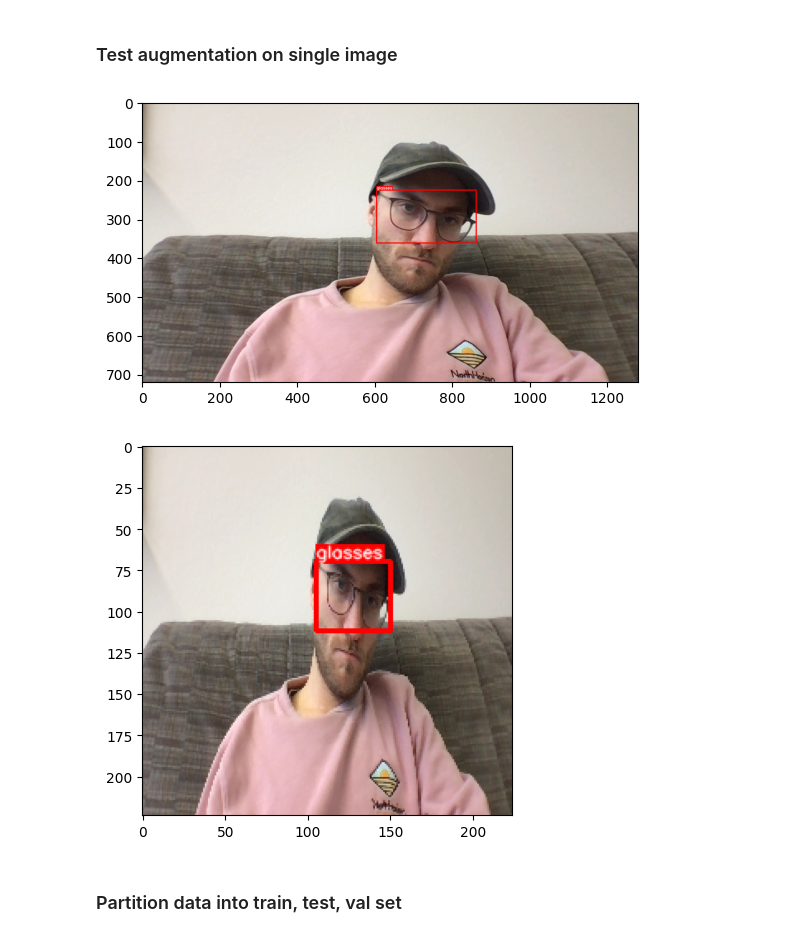
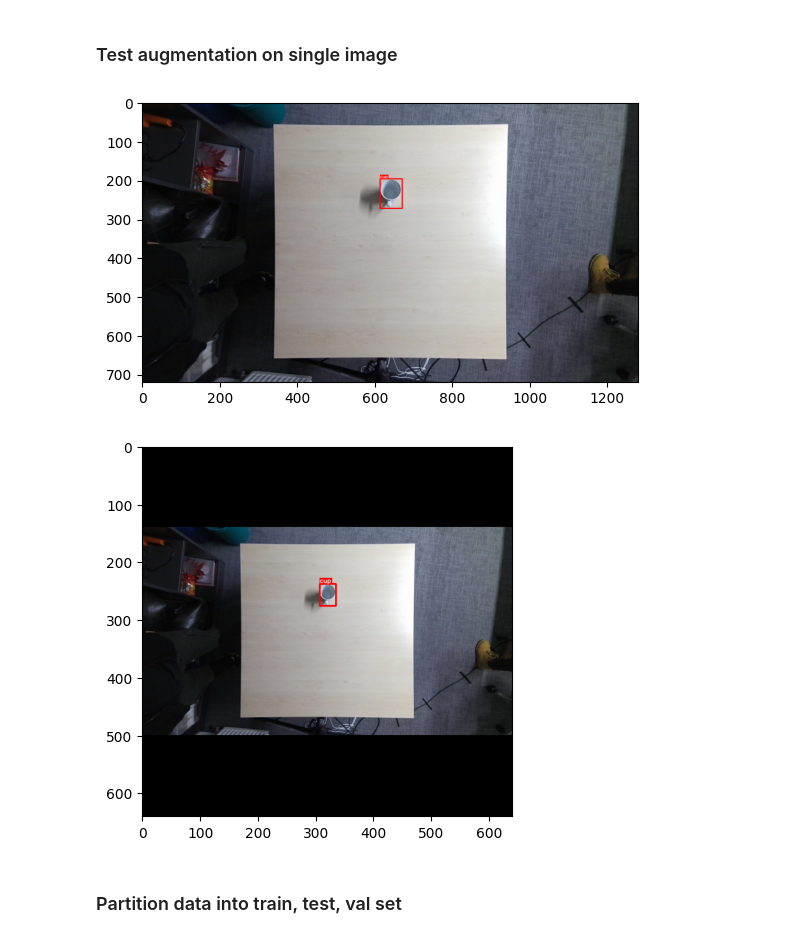
Before and after one commit to vigitia/Top-Down-Object-Detection, a Jupyter notebook: 02_augmentation.ipynb, the cells around one changed output. Cells and saved outputs as stored; diff of their text form; code cells hidden in the pictures.

```diff
--- a/02_augmentation.ipynb
+++ b/02_augmentation.ipynb
@@ -53,8 +53,8 @@ def visualize(image, bboxes, class_names):
 # %% [markdown]
 ## Convert single label
 # %%
-file_name = "c2c94bee-64ef-11ed-8bda-acde48001122"
-OBJECT_CLASS = "glasses"
+file_name = "5787e682-708a-11ed-b2e3-1b1b14efb1a9"
+OBJECT_CLASS = "cup"
 # %%
 def get_annotation(path):
     tree = ET.parse(path)
@@ -83,7 +81,6 @@ WIDTH, HEIGHT = 640, 640
 
 # create resize transform pipeline
 transform = A.Compose([
-    A.Resize(width=WIDTH, height=HEIGHT, always_apply=True),
     A.HorizontalFlip(p=0.5),
     A.RandomRotate90(p=0.25),
     A.RandomBrightnessContrast(p=0.2),
@@ -107,7 +104,8 @@ def resize_transform_image(img_arr, bboxes, class_labels):
 
 
 resize_transform = A.Compose([
-     A.Resize(width=WIDTH, height=HEIGHT, always_apply=True),
+     A.LongestMaxSize(max_size=WIDTH, interpolation=1),
+    A.PadIfNeeded(min_height=WIDTH, min_width=WIDTH, border_mode=0, value=(0,0,0))
 ], bbox_params=A.BboxParams(format='pascal_voc', label_fields=['class_labels']))
 
 # Resize image without additional transformations
@@ -133,18 +133,18 @@ def augment_image(resize_fun, new_image_name, image, coords, label):
 ### Test augmentation on single image
 # %%
 coords, label, width, height = get_annotation(f"{os.path.join(LABEL_PATH, OBJECT_CLASS, file_name)}.xml")
-image = cv2.imread(os.path.join(IMAGE_PATH, OBJECT_CLASS, f'{file_name}.jpg'))
+image = cv2.imread(os.path.join(IMAGE_PATH, OBJECT_CLASS, 'rgb', f'{file_name}.png'))
 image = cv2.cvtColor(image, cv2.COLOR_BGR2RGB)
 
 # Visualize raw image
 visualize(image, [coords], [label])
 
 # Visualize augmented image
 transformed = resize_image(image, [coords], [label])
 visualize(transformed['image'], transformed['bboxes'], transformed['class_labels'])
 # %% [output]
-[figure, old version]
+[figure, new version]
-[figure, old version]
+[figure, new version]
 # %% [markdown]
 ### Partition data into train, test, val set
 # %%
```
Also changed, not shown: parts of 3 cells of this notebook.
